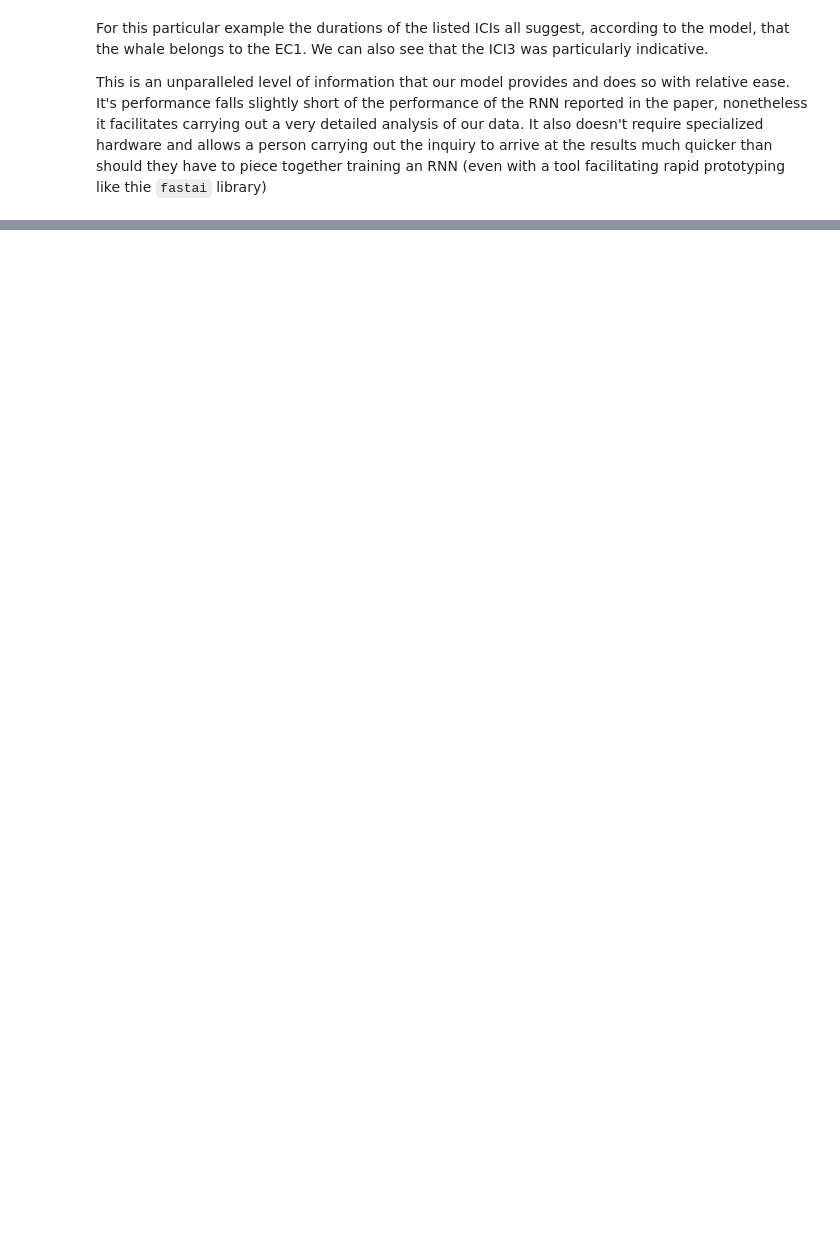
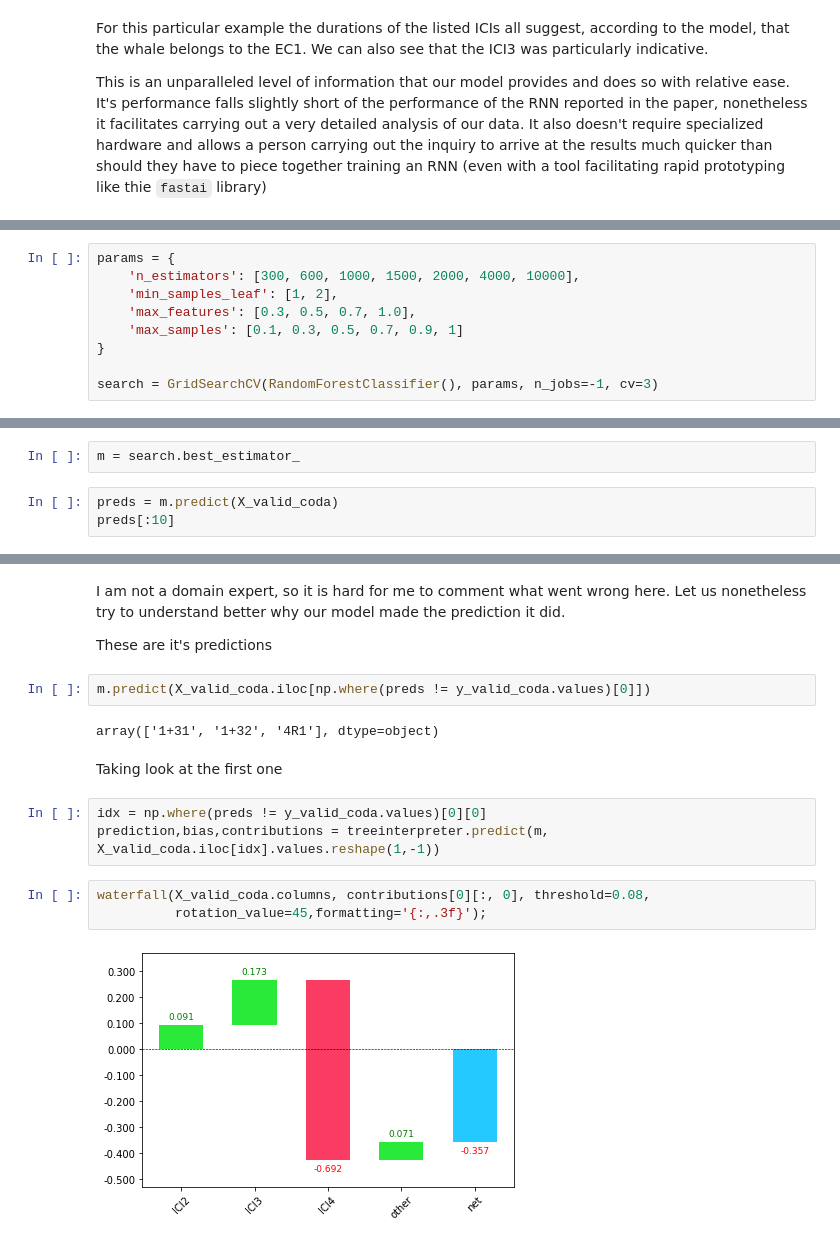
Before and after one commit to earthspecies/sperm-whale-clan-and-coda-detection, a Jupyter notebook: 06_Clan_and_coda_type_detection_with_Random_Forest.ipynb, the cells around one changed output, grey strips where cells are left out. Saved outputs shown, nothing was run; the diff lists cells and outputs as text; blank space fills up the shorter version.

```diff
--- a/06_Clan_and_coda_type_detection_with_Random_Forest.ipynb
+++ b/06_Clan_and_coda_type_detection_with_Random_Forest.ipynb
@@ -226,0 +247,9 @@ This is an unparalleled level of information that our model provides and does so
+# %%
+params = {
+    'n_estimators': [300, 600, 1000, 1500, 2000, 4000, 10000],
+    'min_samples_leaf': [1, 2],
+    'max_features': [0.3, 0.5, 0.7, 1.0],
+    'max_samples': [0.1, 0.3, 0.5, 0.7, 0.9, 1]
+}
+
+search = GridSearchCV(RandomForestClassifier(), params, n_jobs=-1, cv=3)
@@ -226,0 +293,5 @@ This is an unparalleled level of information that our model provides and does so
+# %%
+m = search.best_estimator_
+# %%
+preds = m.predict(X_valid_coda)
+preds[:10]
@@ -226,0 +321,18 @@ This is an unparalleled level of information that our model provides and does so
+# %% [markdown]
+I am not a domain expert, so it is hard for me to comment what went wrong here. Let us nonetheless try to understand better why our model made the prediction it did.
+
+These are it's predictions
+# %%
+m.predict(X_valid_coda.iloc[np.where(preds != y_valid_coda.values)[0]])
+# %% [output]
+array(['1+31', '1+32', '4R1'], dtype=object)
+# %% [markdown]
+Taking look at the first one
+# %%
+idx = np.where(preds != y_valid_coda.values)[0][0]
+prediction,bias,contributions = treeinterpreter.predict(m, X_valid_coda.iloc[idx].values.reshape(1,-1))
+# %%
+waterfall(X_valid_coda.columns, contributions[0][:, 0], threshold=0.08,
+          rotation_value=45,formatting='{:,.3f}');
+# %% [output]
+[figure, added]
```
Also changed, not shown: parts of 31 cells of this notebook, 4 other files.
